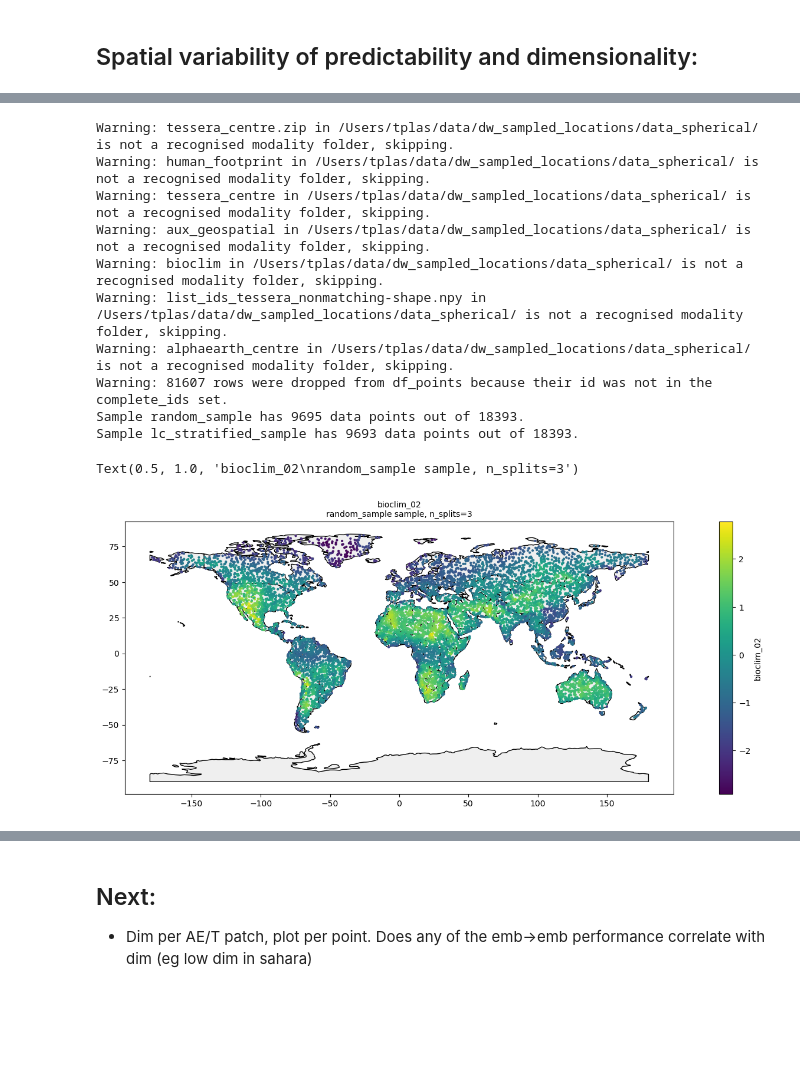
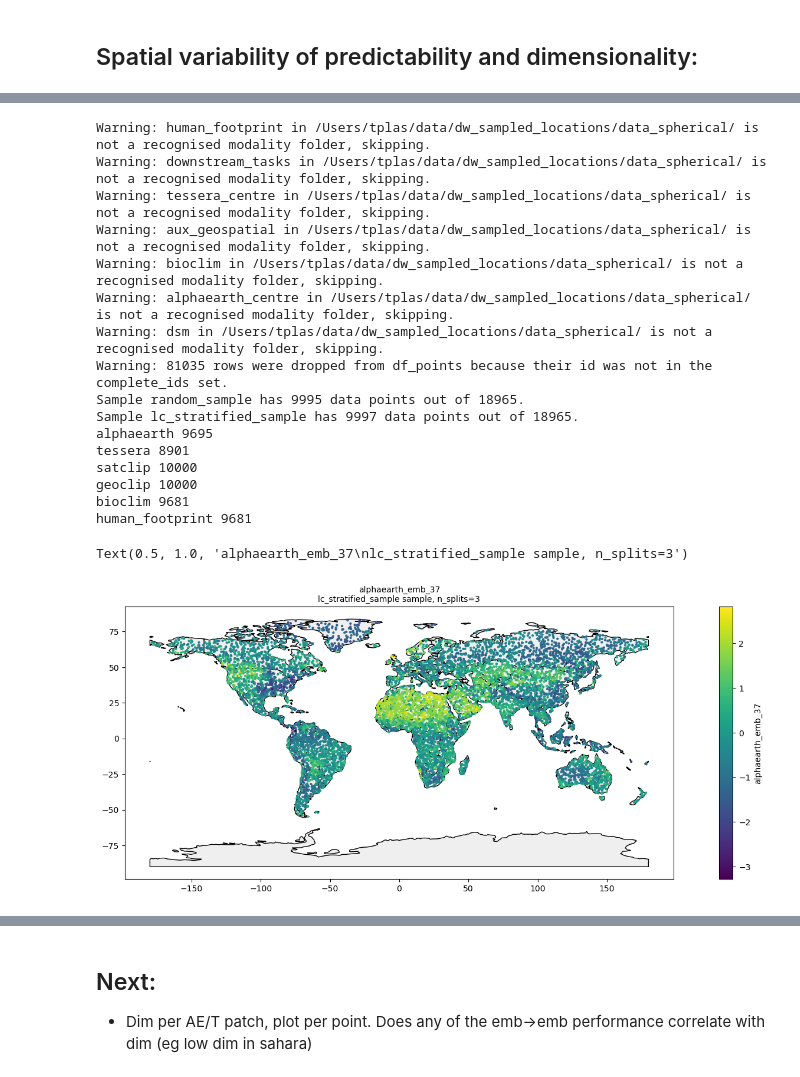
Before and after one commit to WUR-AI/interpret_earth_embeddings, a Jupyter notebook: notebooks/Explain embeddings.ipynb, the cells around one changed output, grey strips where cells are left out. Drawn from its saved outputs; the diff is of its cells as text; code cells hidden in the pictures; blank space fills up the shorter version.

```diff
--- a/notebooks/Explain embeddings.ipynb
+++ b/notebooks/Explain embeddings.ipynb
@@ -406,11 +462,11 @@ tmp.to_csv(os.path.join(data_folder, 'tessera_centre/biomass_tessera_centre.csv'
 
 n_splits = 4
 
-sample_type = 'random_sample'
-target_list = ['bioclim']
+sample_type = 'lc_stratified_sample'
+target_list = ['dynamicworld']
 pca_equalize_ambient_dim = False
 
-gfm_mods = ['geoclip', 'satclip']
+gfm_mods = ['alphaearth', 'geoclip']
 ind_best_single_model = 0
 
 df_all, col_names = du.merge_modalities(parent_folder=data_folder, sample_type=sample_type,
@@ -445,7 +501,8 @@ for target in target_list:
     df_mse = pd.DataFrame(df_mse)
     name_compl_col = f'compl_{regressor_list[0]}_{regressor_list[1]}_{target}'
     df_mse[name_compl_col] = (df_mse[f'{regressor_list[0]}_{regressor_list[1]}'] - df_mse[regressor_list[ind_best_single_model]]) / (-1 * df_mse[regressor_list[ind_best_single_model]])
-
+    print(f'{target} Correlation of Complementarity with best model performance: {spearmanr(df_mse[f"compl_{regressor_list[0]}_{regressor_list[1]}_{target}"], df_mse[regressor_list[ind_best_single_model]])}')
+    print(f'{target} Correlation of Complementarity with worse model performance: {spearmanr(df_mse[f"compl_{regressor_list[0]}_{regressor_list[1]}_{target}"], df_mse[regressor_list[1 - ind_best_single_model]])}')
 assert df_mse[gfm_mods[ind_best_single_model]].sum() < df_mse[gfm_mods[1 - ind_best_single_model]].sum(), "The chosen best single model does not have the lowest MSE, please check the MSE values and update ind_best_single_model accordingly."
 assert df_mse[f'{regressor_list[0]}_{regressor_list[1]}'].sum() < df_mse[gfm_mods[ind_best_single_model]].sum(), "The combination of models does not have a lower MSE than the best single model, please check the MSE values."
 
@@ -453,6 +510,7 @@ if len(target_list) > 1:  # remove individual target columns if there are multip
     df_mse = df_mse.drop(columns=regressor_list)
     cols_compl = [f'compl_{regressor_list[0]}_{regressor_list[1]}_{t}' for t in target_list]
     df_mse[f'compl_{regressor_list[0]}_{regressor_list[1]}_mean'] = df_mse[cols_compl].mean(axis=1)
+
 for c in ['id', 'lat', 'lon']:
     df_mse[c] = df_all[c]
 gdf_mse = gpd.GeoDataFrame(df_mse, geometry=gpd.points_from_xy(df_mse.lon, df_mse.lat), crs='EPSG:4326')
@@ -697,7 +779,7 @@ target = 'alphaearth'
 sample_type = 'random_sample'
 
 df_all, col_names = du.merge_modalities(parent_folder=data_folder, sample_type=sample_type, zscore_embeddings=True)
-r2, gdf_tmp, y_data = ou.get_r2_regression(df_all, col_names, regressor, target, n_splits=3)
+r2, mse, gdf_tmp, y_data = ou.get_r2_regression(df_all, col_names, regressor, target, n_splits=3)
 gdf_tmp = gpd.GeoDataFrame(gdf_tmp, geometry=gpd.points_from_xy(gdf_tmp['lon'], gdf_tmp['lat']), crs='EPSG:4326')
 fig, ax = plt.subplots(figsize=(20,6))
 countries.plot(ax=ax, color="#EFEFEF", edgecolor='black')
@@ -728,7 +817,7 @@ results = {'dim_residual': [], 'dim_target': [], 'dim_predictions': [], 'regress
 # df_all, col_names = du.merge_modalities(parent_folder=data_folder, sample_type=sample_type, zscore_embeddings=True)
 
 for r in list_regressors:
-    r2, gdf_tmp, y_data = ou.get_r2_regression(df_all, col_names, r, target, n_splits=3)
+    r2, mse, gdf_tmp, y_data = ou.get_r2_regression(df_all, col_names, r, target, n_splits=3)
     results['regressor'].append(r)
     results['r2'].append(r2)
     results['target'].append(target)
@@ -783,28 +879,35 @@ Text(0.75, 1, 'Residual dim:')
 # %%
-df_all, col_names = du.merge_modalities(parent_folder=data_folder, sample_type=sample_type, zscore_embeddings=False)
+df_all, col_names = du.merge_modalities(parent_folder=data_folder, sample_type=sample_type,
+                                        zscore_embeddings=False)
 # %% [output]
-Warning: tessera_centre.zip in /Users/tplas/data/dw_sampled_locations/data_spherical/ is not a recognised modality folder, skipping.
 Warning: human_footprint in /Users/tplas/data/dw_sampled_locations/data_spherical/ is not a recognised modality folder, skipping.
+Warning: downstream_tasks in /Users/tplas/data/dw_sampled_locations/data_spherical/ is not a recognised modality folder, skipping.
 Warning: tessera_centre in /Users/tplas/data/dw_sampled_locations/data_spherical/ is not a recognised modality folder, skipping.
 Warning: aux_geospatial in /Users/tplas/data/dw_sampled_locations/data_spherical/ is not a recognised modality folder, skipping.
 Warning: bioclim in /Users/tplas/data/dw_sampled_locations/data_spherical/ is not a recognised modality folder, skipping.
-Warning: list_ids_tessera_nonmatching-shape.npy in /Users/tplas/data/dw_sampled_locations/data_spherical/ is not a recognised modality folder, skipping.
 Warning: alphaearth_centre in /Users/tplas/data/dw_sampled_locations/data_spherical/ is not a recognised modality folder, skipping.
-Warning: 81607 rows were dropped from df_points because their id was not in the complete_ids set.
-Sample random_sample has 9695 data points out of 18393.
-Sample lc_stratified_sample has 9693 data points out of 18393.
+Warning: dsm in /Users/tplas/data/dw_sampled_locations/data_spherical/ is not a recognised modality folder, skipping.
+Warning: 81035 rows were dropped from df_points because their id was not in the complete_ids set.
+Sample random_sample has 9995 data points out of 18965.
+Sample lc_stratified_sample has 9997 data points out of 18965.
+alphaearth 9695
+tessera 8901
+satclip 10000
+geoclip 10000
+bioclim 9681
+human_footprint 9681
 # %%
-plot_mod = 'bioclim_02'
-sample_type = 'random_sample'
+plot_mod = 'alphaearth_emb_37'
+sample_type = 'lc_stratified_sample'
 
 assert plot_mod in df_all.columns
 gdf_tmp = gpd.GeoDataFrame(gdf_tmp, geometry=gpd.points_from_xy(gdf_tmp['lon'], gdf_tmp['lat']), crs='EPSG:4326')
 fig, ax = plt.subplots(figsize=(20,6))
 countries.plot(ax=ax, color="#EFEFEF", edgecolor='black')
 gdf_tmp.plot(column=plot_mod, cmap='viridis', legend=True, markersize=4, ax=ax,
              legend_kwds={'label': f'{plot_mod}'})
 plt.title(f'{plot_mod}\n{sample_type} sample, n_splits=3', fontsize=10)
 # %% [output]
-Text(0.5, 1.0, 'bioclim_02\nrandom_sample sample, n_splits=3')
+Text(0.5, 1.0, 'alphaearth_emb_37\nlc_stratified_sample sample, n_splits=3')
-[figure, old version]
+[figure, new version]
 # %%
```
Also changed, not shown: parts of 22 cells of this notebook, 2 other files.
